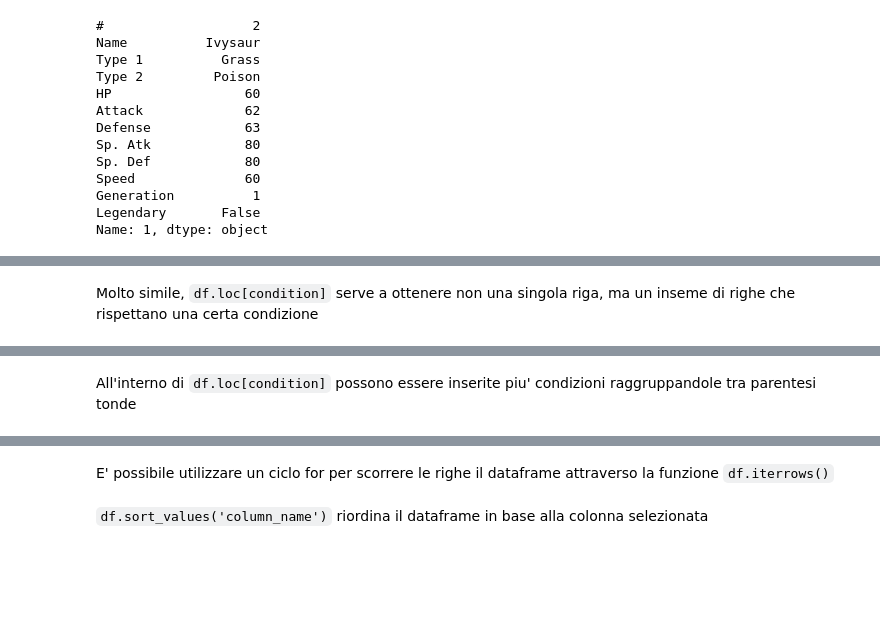
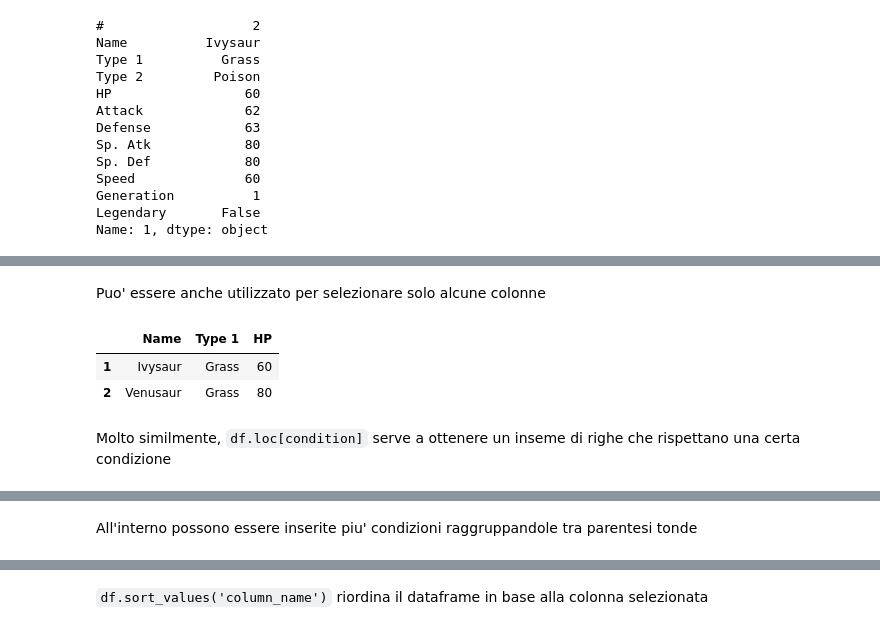
Before and after one commit to CappuCitti/Python-appunti-ed-esercizi, a Jupyter notebook: Pandas/NoteBook1 - DataFrames.ipynb, the cells around one changed output, grey strips where cells are left out. Saved outputs shown, nothing was run; the diff lists cells and outputs as text; code cells hidden in the pictures; blank space fills up the shorter version.

```diff
--- a/Pandas/NoteBook1 - DataFrames.ipynb
+++ b/Pandas/NoteBook1 - DataFrames.ipynb
@@ -139,5 +156,13 @@ Name: 1, dtype: object
+# %% [markdown]
+Puo' essere anche utilizzato per selezionare solo alcune colonne
+# %%
+df.iloc[1:3, [1,2,4]]
+# %% [output]
+|  | Name | Type 1 | HP |
+| 1 | Ivysaur | Grass | 60 |
+| 2 | Venusaur | Grass | 80 |
 # %% [markdown]
-Molto simile, `df.loc[condition]` serve a ottenere non una singola riga, ma un inseme di righe che rispettano una certa condizione
+Molto similmente, `df.loc[condition]` serve a ottenere un inseme di righe che rispettano una certa condizione
 # %%
 df.loc[df['Type 1'] == 'Fire']
 # %% [output]
@@ -159,7 +184,7 @@ df.loc[df['Type 1'] == 'Fire']
 | 736 | 668 | Pyroar | Fire | Normal | 86 | 68 | 72 | 109 | 66 | 106 | 6 | ... |
 | 799 | 721 | Volcanion | Fire | Water | 80 | 110 | 120 | 130 | 90 | 70 | 6 | ... |
 # %% [markdown]
-All'interno di `df.loc[condition]` possono essere inserite piu' condizioni raggruppandole tra parentesi tonde
+All'interno possono essere inserite piu' condizioni raggruppandole tra parentesi tonde
 # %%
 df.loc[(df['Type 1'] == 'Fire') & (df['Type 2'] == 'Flying')]
 # %% [output]
@@ -170,5 +195,3 @@ df.loc[(df['Type 1'] == 'Fire') & (df['Type 2'] == 'Flying')]
 | 270 | 250 | Ho-oh | Fire | Flying | 106 | 130 | 90 | 110 | 154 | 90 | 2 | ... |
 | 730 | 662 | Fletchinder | Fire | Flying | 62 | 73 | 55 | 56 | 52 | 84 | 6 | ... |
 | 731 | 663 | Talonflame | Fire | Flying | 78 | 81 | 71 | 74 | 69 | 126 | 6 | ... |
-# %% [markdown]
-E' possibile utilizzare un ciclo for per scorrere le righe il dataframe attraverso la funzione `df.iterrows()`
```
Also changed, not shown: parts of 4 cells of this notebook.
